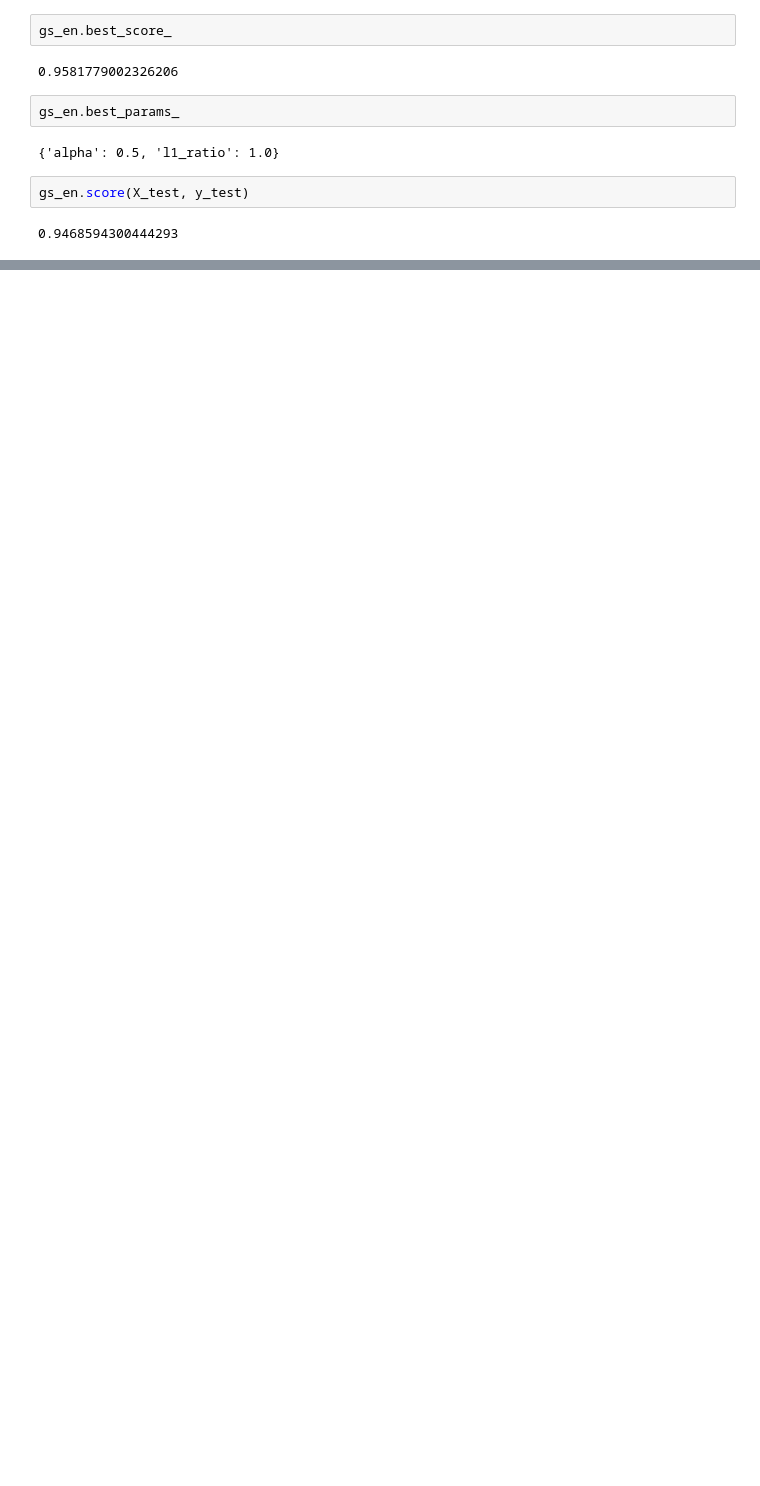
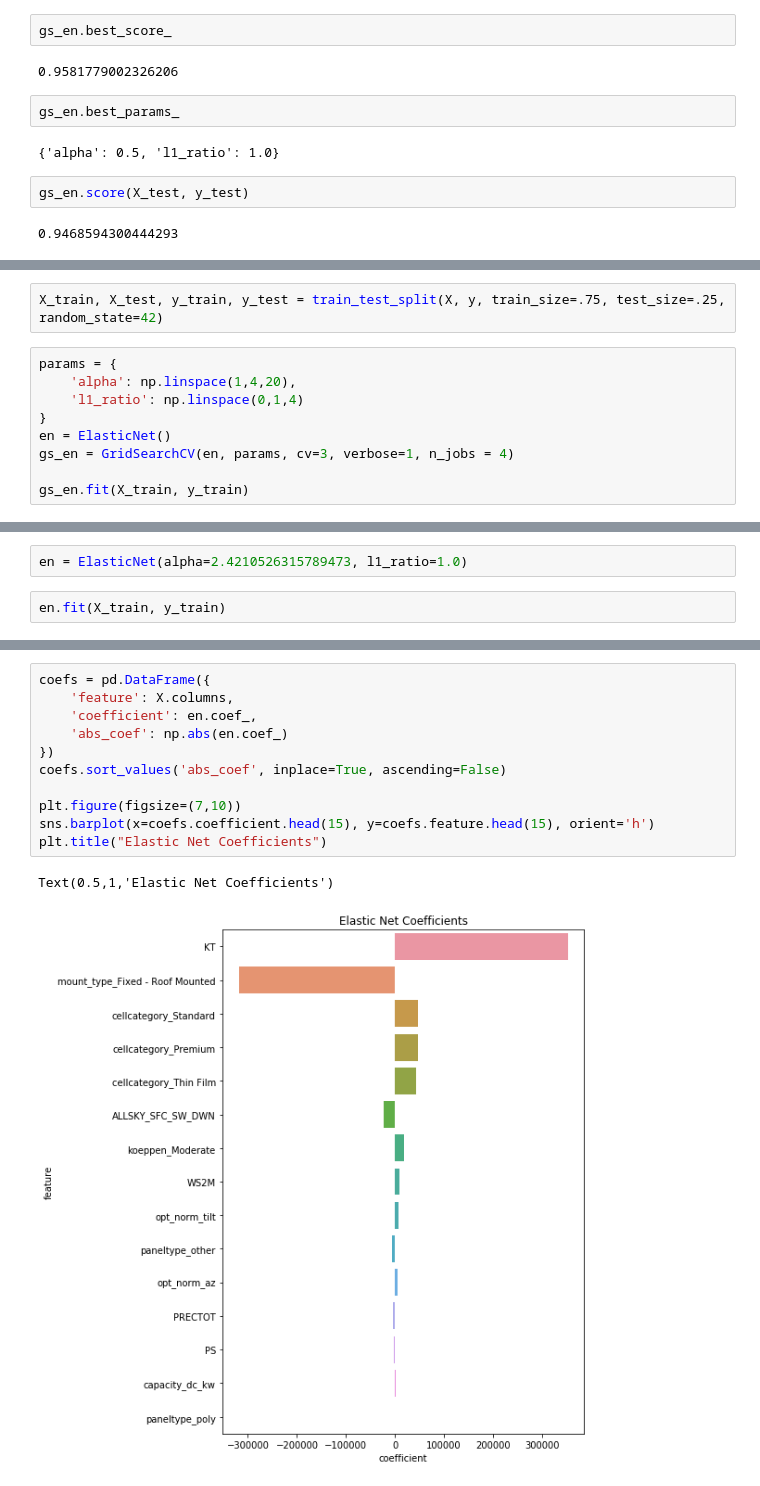
Before and after one commit to matchdutoit/Solar-PV-Outout-Predictor, a Jupyter notebook: GLS Regression.ipynb, the cells around one changed output, grey strips where cells are left out. Drawn from its saved outputs; the diff is of its cells as text; blank space fills up the shorter version.

```diff
--- a/GLS Regression.ipynb
+++ b/GLS Regression.ipynb
@@ -48,0 +60,11 @@ gs_en.score(X_test, y_test)
+# %%
+X_train, X_test, y_train, y_test = train_test_split(X, y, train_size=.75, test_size=.25, random_state=42)
+# %%
+params = {
+    'alpha': np.linspace(1,4,20),
+    'l1_ratio': np.linspace(0,1,4)
+}
+en = ElasticNet()
+gs_en = GridSearchCV(en, params, cv=3, verbose=1, n_jobs = 4)
+
+gs_en.fit(X_train, y_train)
@@ -48,0 +118,4 @@ gs_en.score(X_test, y_test)
+# %%
+en = ElasticNet(alpha=2.4210526315789473, l1_ratio=1.0)
+# %%
+en.fit(X_train, y_train)
@@ -48,0 +127,14 @@ gs_en.score(X_test, y_test)
+# %%
+coefs = pd.DataFrame({
+    'feature': X.columns,
+    'coefficient': en.coef_,
+    'abs_coef': np.abs(en.coef_)
+})
+coefs.sort_values('abs_coef', inplace=True, ascending=False)
+
+plt.figure(figsize=(7,10))
+sns.barplot(x=coefs.coefficient.head(15), y=coefs.feature.head(15), orient='h')
+plt.title("Elastic Net Coefficients")
+# %% [output]
+Text(0.5,1,'Elastic Net Coefficients')
+[figure, added]
```
Also changed, not shown: parts of 19 cells of this notebook, 1 other file.
